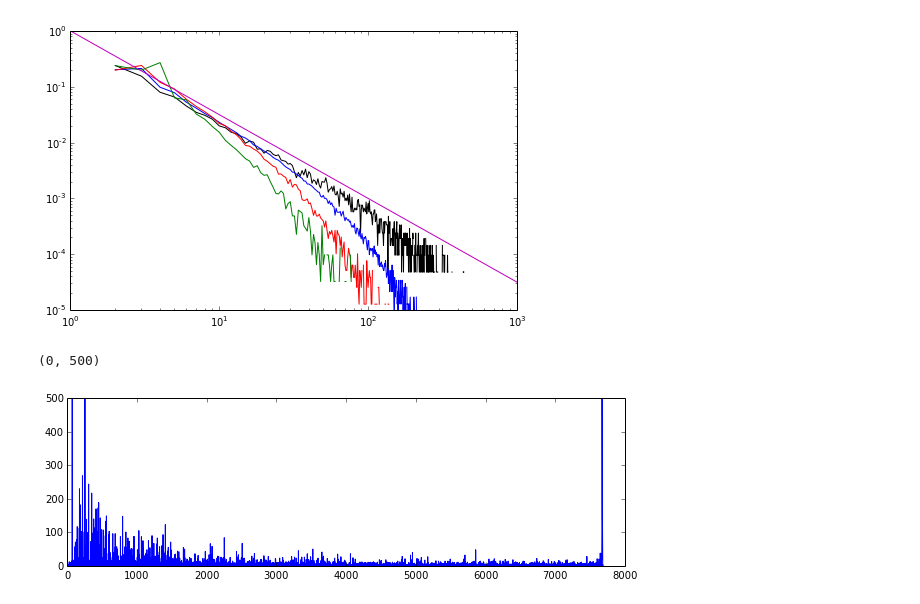
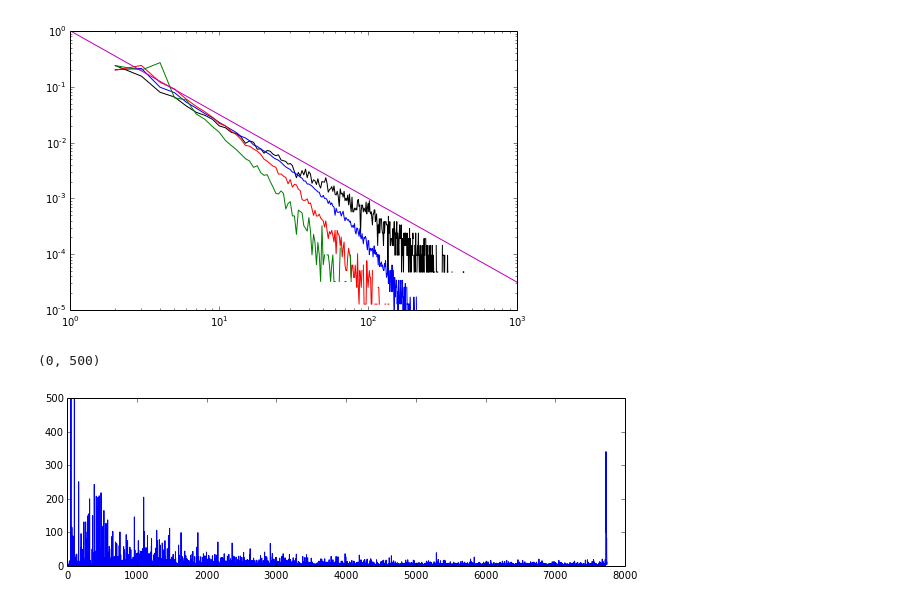
Before and after one commit to forrestsheldon/memNets, a Jupyter notebook: Memristor_Fuse_Data.ipynb, the cells around one changed output. Drawn from its saved outputs; the diff is of its cells as text; code cells hidden in the pictures.

```diff
--- a/Memristor_Fuse_Data.ipynb
+++ b/Memristor_Fuse_Data.ipynb
@@ -907,14 +907,14 @@ ax.set_ylim(1e-5, 1)
 (1e-05, 1)
 [figure]
 # %%
-filename = "memristor_fuse_data/FuseNetwork_L256_p6_ON100run1.npz"
+filename = "memristor_fuse_data/FuseNetwork_L256_p6_ON100run5.npz"
 run = np.load(filename)
 avalanches = np.array([np.sum(i) for i in run['avalanches']])
 
 fig, ax = plt.subplots(figsize=(10,3))
 
 ax.plot(avalanches)
 ax.set_ylim(0,500)
 # %% [output]
 (0, 500)
-[figure, old version]
+[figure, new version]
```
Also changed, not shown: parts of 3 cells of this notebook, 3 other files.
